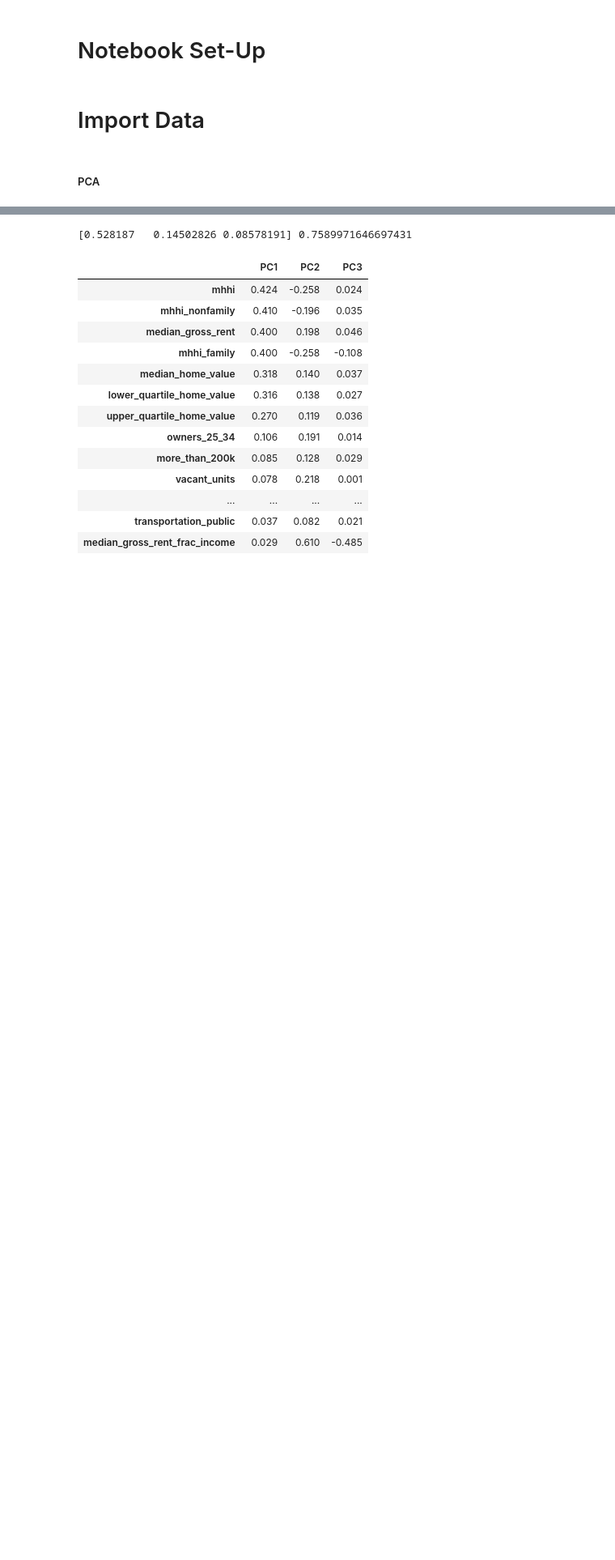
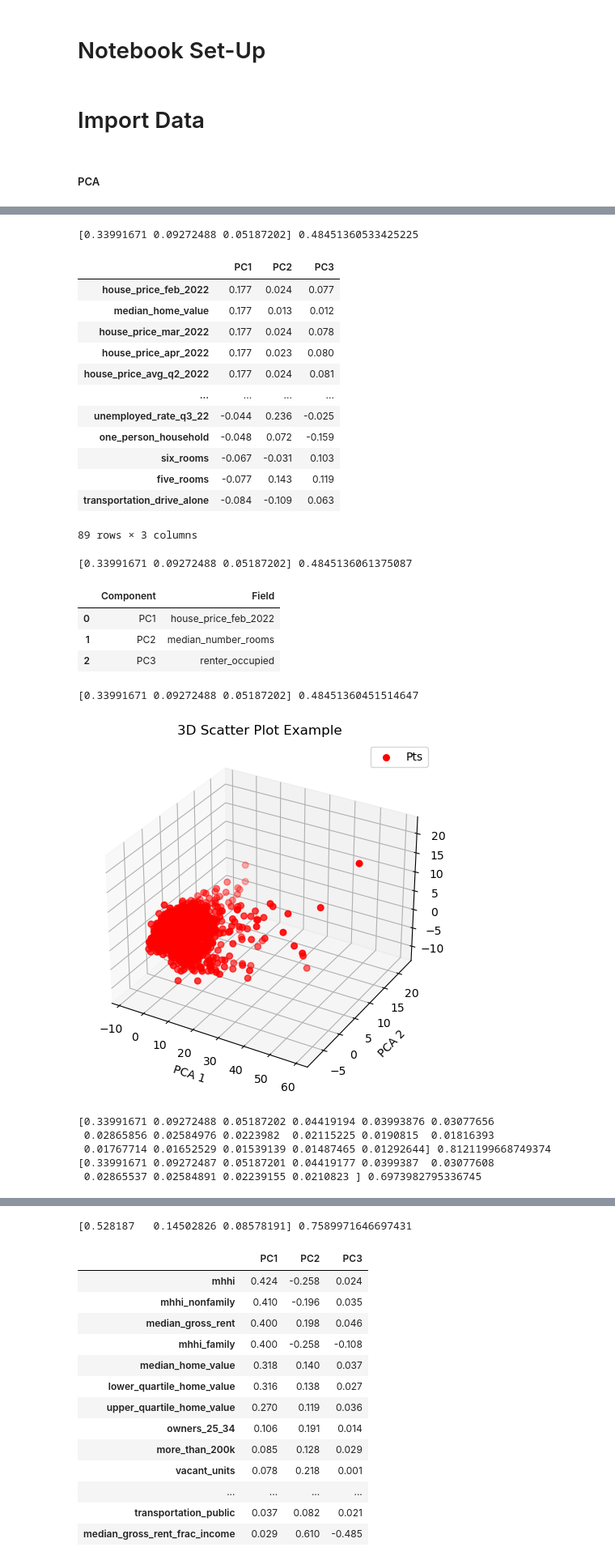
Before and after one commit to RyanZimmermanNWU/Northwestern-MSDS-Capstone-2023, a Jupyter notebook: Scripts/c. Feature Extraction and Creation.ipynb, the cells around one changed output, grey strips where cells are left out. Shown at 81% size. Saved outputs shown, nothing was run; the diff lists cells and outputs as text; code cells hidden in the pictures; blank space fills up the shorter version.

```diff
--- a/Scripts/c. Feature Extraction and Creation.ipynb
+++ b/Scripts/c. Feature Extraction and Creation.ipynb
@@ -25,12 +25,25 @@ pd.set_option('display.max_columns', None)
 github = r'https://raw.githubusercontent.com/mattlibonati/Northwestern-MSDS-Capstone-2023/main/Data/transformed_datasets/'
 
 # Census
-census_ss = pd.read_csv(github + 'census_standard_scaled.csv').fillna(0).drop(columns=['Unnamed: 0','GEOID'])
-census_mm = pd.read_csv(github + 'census_minmax_scaled.csv').fillna(0).drop(columns=['Unnamed: 0','GEOID'])
+census_ss     = pd.read_csv(github + 'census_standard_scaled.csv').fillna(0).drop(columns=['Unnamed: 0','GEOID'])
+census_mm     = pd.read_csv(github + 'census_minmax_scaled.csv').fillna(0).drop(columns=['Unnamed: 0','GEOID'])
+census_log    = pd.read_csv(github + 'census_log_transformed.csv').fillna(0).drop(columns=['Unnamed: 0','GEOID'])
+census_log_ss = pd.read_csv(github + 'census_log_ss.csv').fillna(0).drop(columns=['Unnamed: 0','GEOID'])
+census_log_mm = pd.read_csv(github + 'census_log_mm.csv').fillna(0).drop(columns=['Unnamed: 0','GEOID'])
 
 # Redfin
-redfin_ss = pd.read_csv(github + 'redfin_standard_scaled.csv').fillna(0).drop(columns=['Unnamed: 0'])
-redfin_mm = pd.read_csv(github + 'redfin_minmax_scaled.csv').fillna(0).drop(columns=['Unnamed: 0'])
+redfin_ss     = pd.read_csv(github + 'redfin_standard_scaled.csv').fillna(0).drop(columns=['Unnamed: 0'])
+redfin_mm     = pd.read_csv(github + 'redfin_minmax_scaled.csv').fillna(0).drop(columns=['Unnamed: 0'])
+redfin_log    = pd.read_csv(github + 'redfin_log_transformed.csv').fillna(0).drop(columns=['Unnamed: 0'])
+redfin_log_ss = pd.read_csv(github + 'redfin_log_ss.csv').fillna(0).drop(columns=['Unnamed: 0'])
+redfin_log_mm = pd.read_csv(github + 'redfin_log_mm.csv').fillna(0).drop(columns=['Unnamed: 0'])
+
+# Final
+final_ss     = pd.read_csv(github + 'final_standard_scaled.csv').fillna(0).drop(columns=['Unnamed: 0'])
+final_mm     = pd.read_csv(github + 'final_minmax_scaled.csv').fillna(0).drop(columns=['Unnamed: 0'])
+final_log    = pd.read_csv(github + 'final_log_transformed.csv').fillna(0).drop(columns=['Unnamed: 0'])
+final_log_ss = pd.read_csv(github + 'final_log_ss.csv').fillna(0).drop(columns=['Unnamed: 0'])
+final_log_mm = pd.read_csv(github + 'final_log_mm.csv').fillna(0).drop(columns=['Unnamed: 0'])
 
 pd.set_option('display.max_columns', None)
 # %% [markdown]
@@ -88,0 +106,40 @@ def perform_pca(df_set, pca_param):
+# %%
+###################
+#%pylab
+#%matplotlib inline
+display(perform_pca(final_ss, 3)[0])
+
+display(perform_pca(final_ss, 3)[1])
+
+pca_plot(perform_pca(final_ss, 3)[2])
+
+# Excel Output
+perform_pca(final_ss, .80)[0].to_csv(r'C:\Users\Mattl\Desktop\Data\final_ss_pca_loadings.csv')
+perform_pca(final_ss, 10)[2].to_csv(r'C:\Users\Mattl\Desktop\Data\final_ss_pca_components.csv')
+# %% [output]
+[0.33991671 0.09272488 0.05187202] 0.48451360533425225
+|  | PC1 | PC2 | PC3 |
+| house_price_feb_2022 | 0.177 | 0.024 | 0.077 |
+| median_home_value | 0.177 | 0.013 | 0.012 |
+| house_price_mar_2022 | 0.177 | 0.024 | 0.078 |
+| house_price_apr_2022 | 0.177 | 0.023 | 0.080 |
+| house_price_avg_q2_2022 | 0.177 | 0.024 | 0.081 |
+| ... | ... | ... | ... |
+| unemployed_rate_q3_22 | -0.044 | 0.236 | -0.025 |
+| one_person_household | -0.048 | 0.072 | -0.159 |
+| six_rooms | -0.067 | -0.031 | 0.103 |
+| five_rooms | -0.077 | 0.143 | 0.119 |
+| transportation_drive_alone | -0.084 | -0.109 | 0.063 |
+89 rows × 3 columns
+[0.33991671 0.09272488 0.05187202] 0.4845136061375087
+|  | Component | Field |
+| 0 | PC1 | house_price_feb_2022 |
+| 1 | PC2 | median_number_rooms |
+| 2 | PC3 | renter_occupied |
+[0.33991671 0.09272488 0.05187202] 0.48451360451514647
+[figure, added]
+[0.33991671 0.09272488 0.05187202 0.04419194 0.03993876 0.03077656
+ 0.02865856 0.02584976 0.0223982  0.02115225 0.0190815  0.01816393
+ 0.01767714 0.01652529 0.01539139 0.01487465 0.01292644] 0.8121199668749374
+[0.33991671 0.09272487 0.05187201 0.04419177 0.0399387  0.03077608
+ 0.02865537 0.02584891 0.02239155 0.0210823 ] 0.6973982795336745
```
Also changed, not shown: parts of 24 cells of this notebook, 1 other file.
